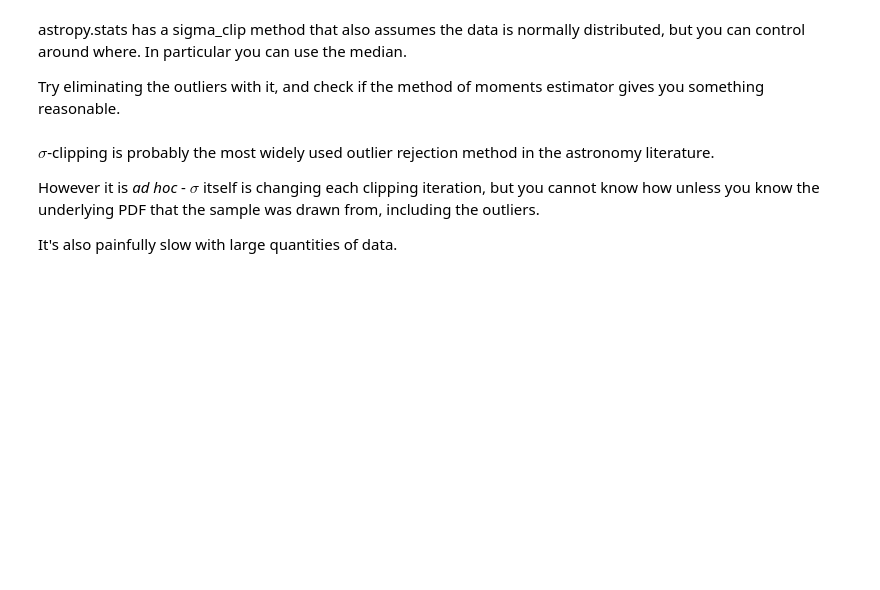
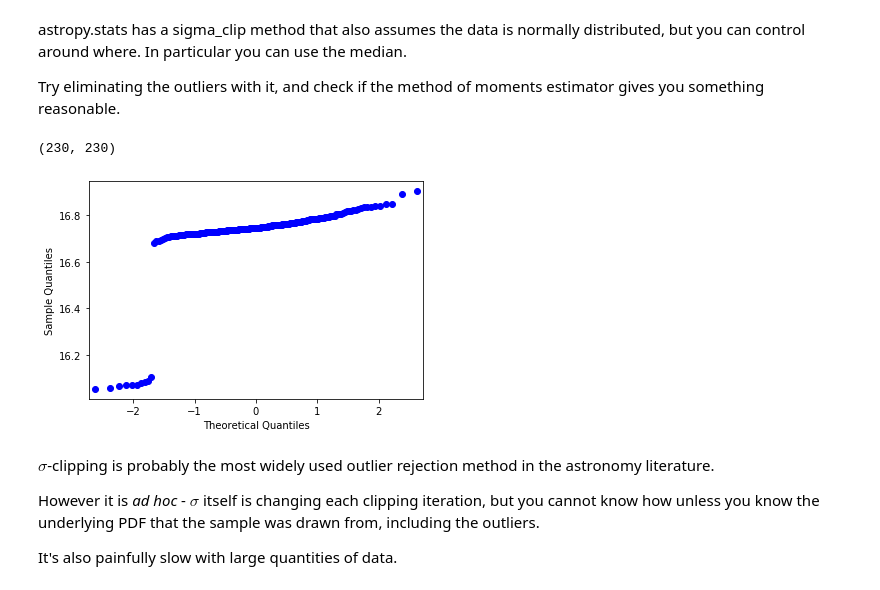
Before and after one commit to gnarayan/ast596_2020_Spring, a Jupyter notebook: 02/week02.ipynb, the cells around one changed output. Cells and saved outputs as stored; diff of their text form; code cells hidden in the pictures; blank space fills up the shorter version.

```diff
--- a/02/week02.ipynb
+++ b/02/week02.ipynb
@@ -234,6 +241,14 @@ astropy.stats has a sigma_clip method that also assumes the data is normally dis
 Try eliminating the outliers with it, and check if the method of moments estimator gives you something reasonable.
 # %%
 # your code goes here - don't overwrite samp
+from astropy.stats import sigma_clip as sc
+
+clipped_sample = sc(samp, sigma = 3)
+sm.qqplot(clipped_sample)
+len(samp), len(clipped_sample)
+# %% [output]
+(230, 230)
+[figure, added]
 # %% [markdown]
 $\sigma$-clipping is probably the most widely used outlier rejection method in the astronomy literature.
 
```
Also changed, not shown: parts of 3 cells of this notebook, 1 other file.
